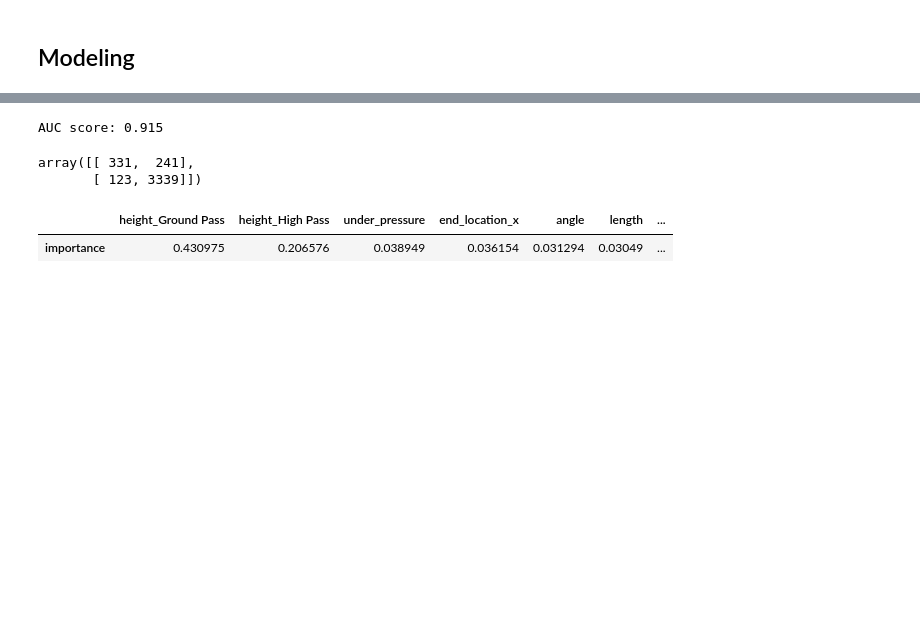
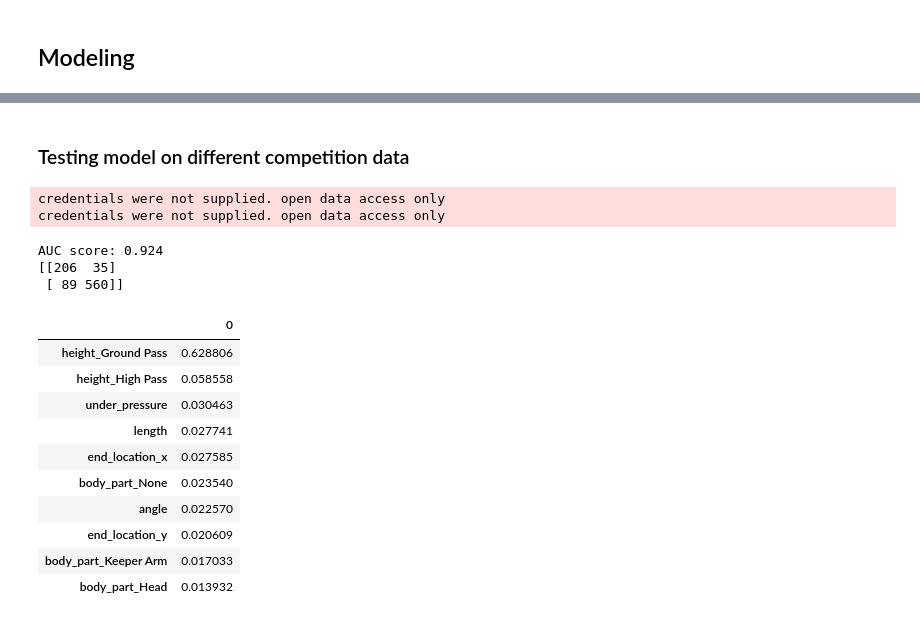
Before and after one commit to hugoartigas/quantifying_soccer_players_decision_making, a Jupyter notebook: EDA.ipynb, the cells around one changed output, grey strips where cells are left out. Saved outputs shown, nothing was run; the diff lists cells and outputs as text; code cells hidden in the pictures; blank space fills up the shorter version.

```diff
--- a/EDA.ipynb
+++ b/EDA.ipynb
@@ -192,0 +397,2 @@ XGBClassifier(base_score=0.5, booster='gbtree', callbacks=None,
+# %% [markdown]
+### Testing model on different competition data
@@ -192,0 +406,19 @@ XGBClassifier(base_score=0.5, booster='gbtree', callbacks=None,
+# %%
+all_matches_test = sb.matches(competition_id=CHAMPIONS_LEAGUE_ID, season_id=SEASON_1819_ID)
+match_passes_test = pd.concat(
+               [sb.events(match_id=match_id, split=True, flatten_attrs=False)["passes"]
+               .assign(match_date = match_date)
+               .assign(match_week = match_week)
+               .assign(home_team = home_team)
+               .assign(away_team = away_team)
+               for match_id, match_week, home_team, away_team, match_date
+               in zip(
+                    all_matches_test["match_id"], all_matches_test["match_week"],
+                    all_matches_test["home_team"], all_matches_test["away_team"],
+                    all_matches_test["match_date"]
+                     )
+                ]
+               )
+# %% [output]
+credentials were not supplied. open data access only
+credentials were not supplied. open data access only
@@ -193,12 +428,33 @@ XGBClassifier(base_score=0.5, booster='gbtree', callbacks=None,
+# %%
+X_train, y_train = prepare_train_test_data(match_passes=match_passes, features=FEATURES, split=False)
+X_test, y_test = prepare_train_test_data(match_passes=match_passes_test, features=FEATURES, split=False)
+# %%
+common_features = list(set(X_train.columns).intersection(set(X_test.columns)))
+
+X_train = X_train[common_features]
+X_test = X_test[common_features]
+# %%
+model_params = {"n_estimators" : 700, "learning_rate":0.05, "max_depth" : 5, "eval_metric":"auc", "scale_pos_weight":scale_pos_weight, "random_state": RANDOM_STATE}
 # %%
+model = xgb.XGBClassifier(**model_params)
+model.fit(X_train, y_train)
 print("AUC score:", round(roc_auc_score(y_test, model.predict_proba(X_test)[:,1]), 3))
-confusion_matrix(y_test, model.predict(X_test))
+print(confusion_matrix(y_test, model.predict(X_test)))
 # %% [output]
-AUC score: 0.915
+AUC score: 0.924
+[[206  35]
+ [ 89 560]]
-array([[ 331,  241],
-       [ 123, 3339]])
 # %%
-pd.DataFrame(model.feature_importances_, index=model.feature_names_in_, columns =["importance"]).sort_values("importance", ascending= False).T
+pd.DataFrame(model.feature_importances_, index=model.feature_names_in_).sort_values(0, ascending=False).head(10)
 # %% [output]
-|  | height_Ground Pass | height_High Pass | under_pressure | end_location_x | angle | length | ... |
-| importance | 0.430975 | 0.206576 | 0.038949 | 0.036154 | 0.031294 | 0.03049 | ... |
+|  | 0 |
+| height_Ground Pass | 0.628806 |
+| height_High Pass | 0.058558 |
+| under_pressure | 0.030463 |
+| length | 0.027741 |
+| end_location_x | 0.027585 |
+| body_part_None | 0.023540 |
+| angle | 0.022570 |
+| end_location_y | 0.020609 |
+| body_part_Keeper Arm | 0.017033 |
+| body_part_Head | 0.013932 |
```
Also changed, not shown: parts of 43 cells of this notebook.
